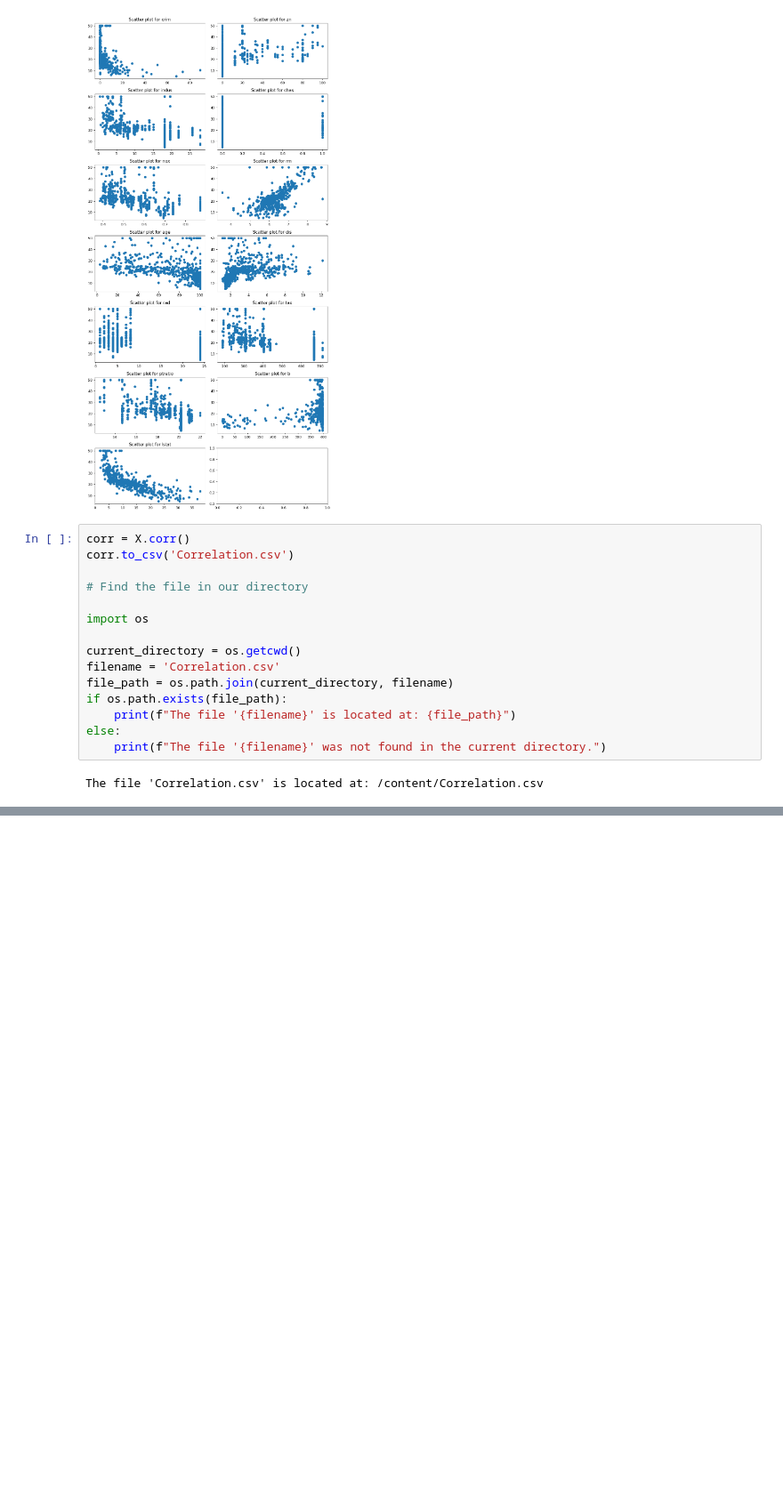
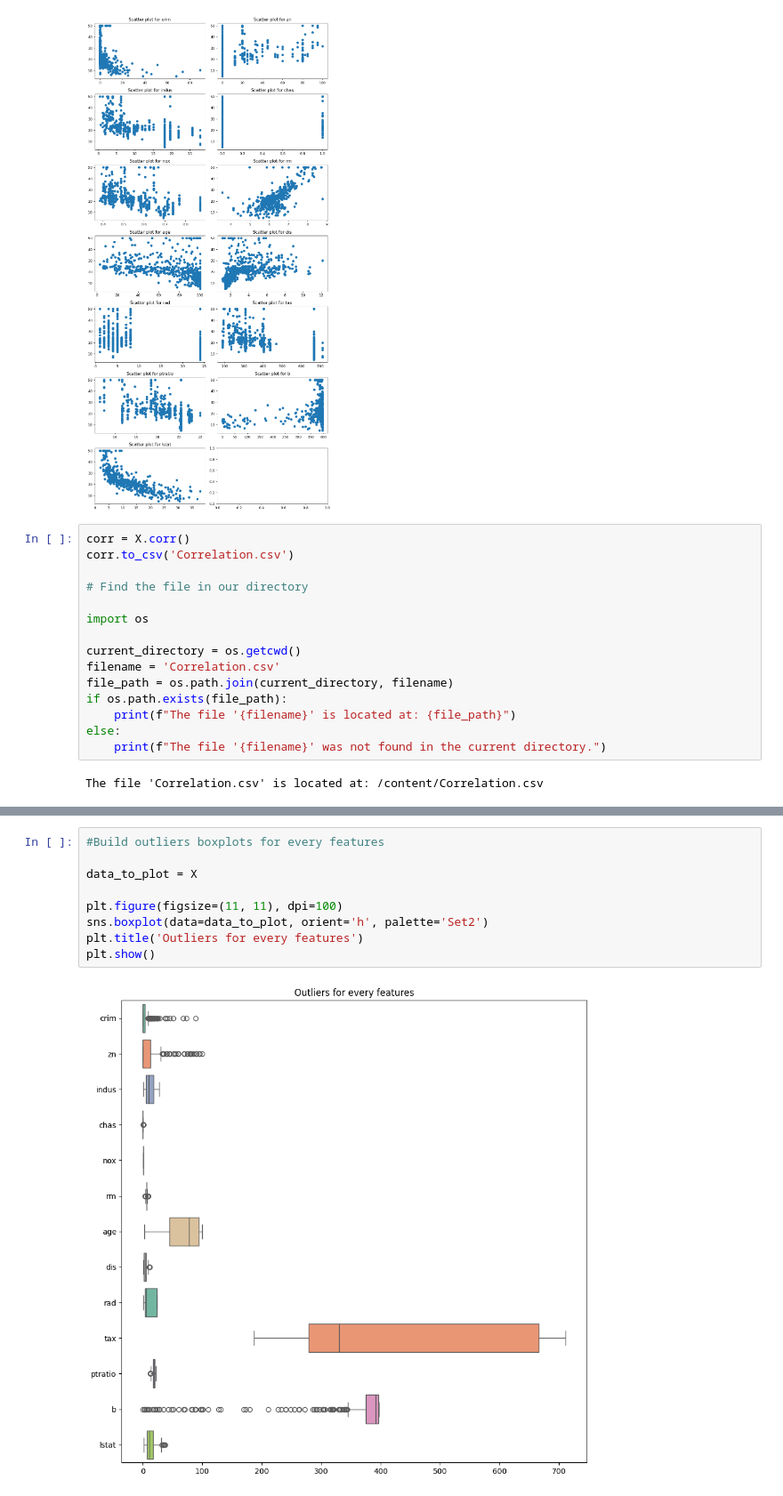
Before and after one commit to SergeyHSE/Gradient.github.io, a Jupyter notebook: GradientLR/GradientLR.ipynb, the cells around one changed output, grey strips where cells are left out. Shown: that part at 89% size. Saved outputs shown, nothing was run; the diff lists cells and outputs as text; blank space fills up the shorter version.

```diff
--- a/GradientLR/GradientLR.ipynb
+++ b/GradientLR/GradientLR.ipynb
@@ -186,0 +209,11 @@ The file 'Correlation.csv' is located at: /content/Correlation.csv
+# %%
+#Build outliers boxplots for every features
+
+data_to_plot = X
+
+plt.figure(figsize=(11, 11), dpi=100)
+sns.boxplot(data=data_to_plot, orient='h', palette='Set2')
+plt.title('Outliers for every features')
+plt.show()
+# %% [output]
+[figure, added]
```
Also changed, not shown: parts of 1 cell of this notebook.
